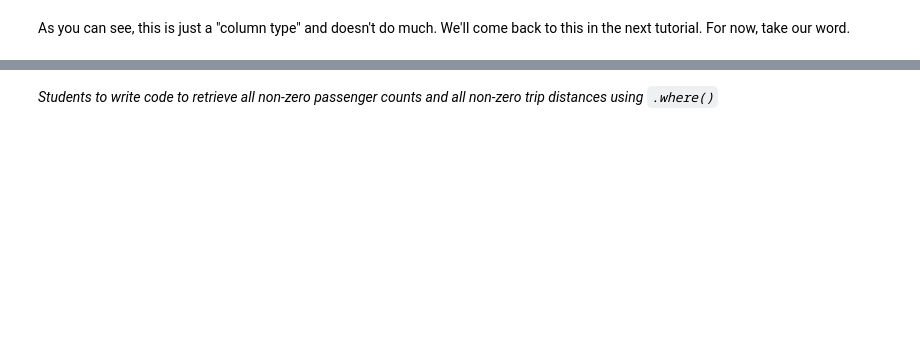
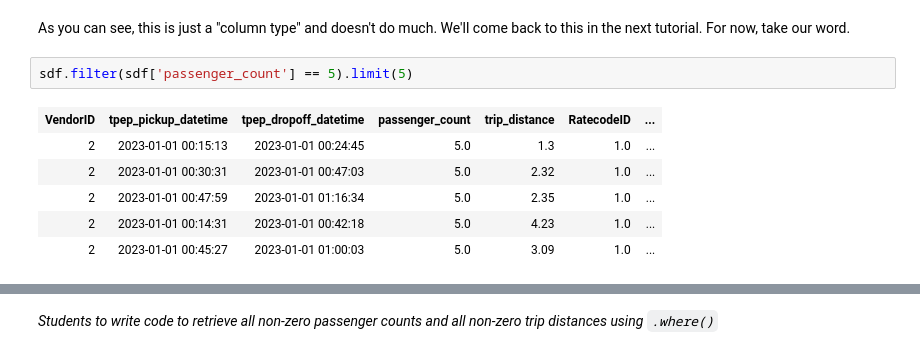
Before and after one commit to sidneyhoei/MAST30034_Python, a Jupyter notebook: tutorials/tute_1/Tute1_Python.ipynb, the cells around one changed output, grey strips where cells are left out. Drawn from its saved outputs; the diff is of its cells as text; blank space fills up the shorter version.

```diff
--- a/tutorials/tute_1/Tute1_Python.ipynb
+++ b/tutorials/tute_1/Tute1_Python.ipynb
@@ -227,4 +329,13 @@ F.col("passenger_count")
 # %% [markdown]
 As you can see, this is just a "column type" and doesn't do much. We'll come back to this in the next tutorial. For now, take our word.
+# %%
+sdf.filter(sdf['passenger_count'] == 5).limit(5)
+# %% [output]
+| VendorID | tpep_pickup_datetime | tpep_dropoff_datetime | passenger_count | trip_distance | RatecodeID | ... |
+| 2 | 2023-01-01 00:15:13 | 2023-01-01 00:24:45 | 5.0 | 1.3 | 1.0 | ... |
+| 2 | 2023-01-01 00:30:31 | 2023-01-01 00:47:03 | 5.0 | 2.32 | 1.0 | ... |
+| 2 | 2023-01-01 00:47:59 | 2023-01-01 01:16:34 | 5.0 | 2.35 | 1.0 | ... |
+| 2 | 2023-01-01 00:14:31 | 2023-01-01 00:42:18 | 5.0 | 4.23 | 1.0 | ... |
+| 2 | 2023-01-01 00:45:27 | 2023-01-01 01:00:03 | 5.0 | 3.09 | 1.0 | ... |
 # %%
 sdf.filter(F.col('passenger_count') == 5).limit(5)
```
Also changed, not shown: parts of 21 cells of this notebook.
